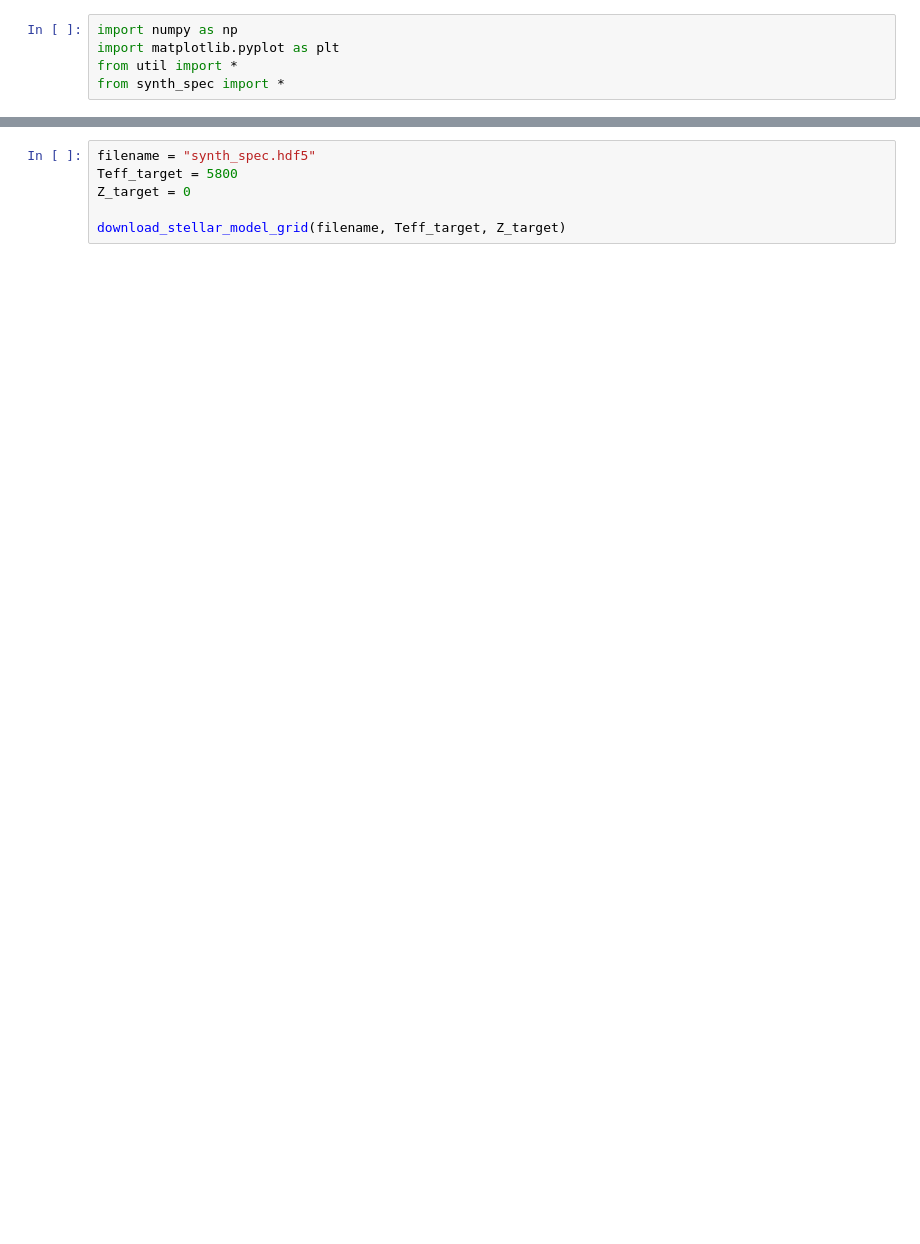
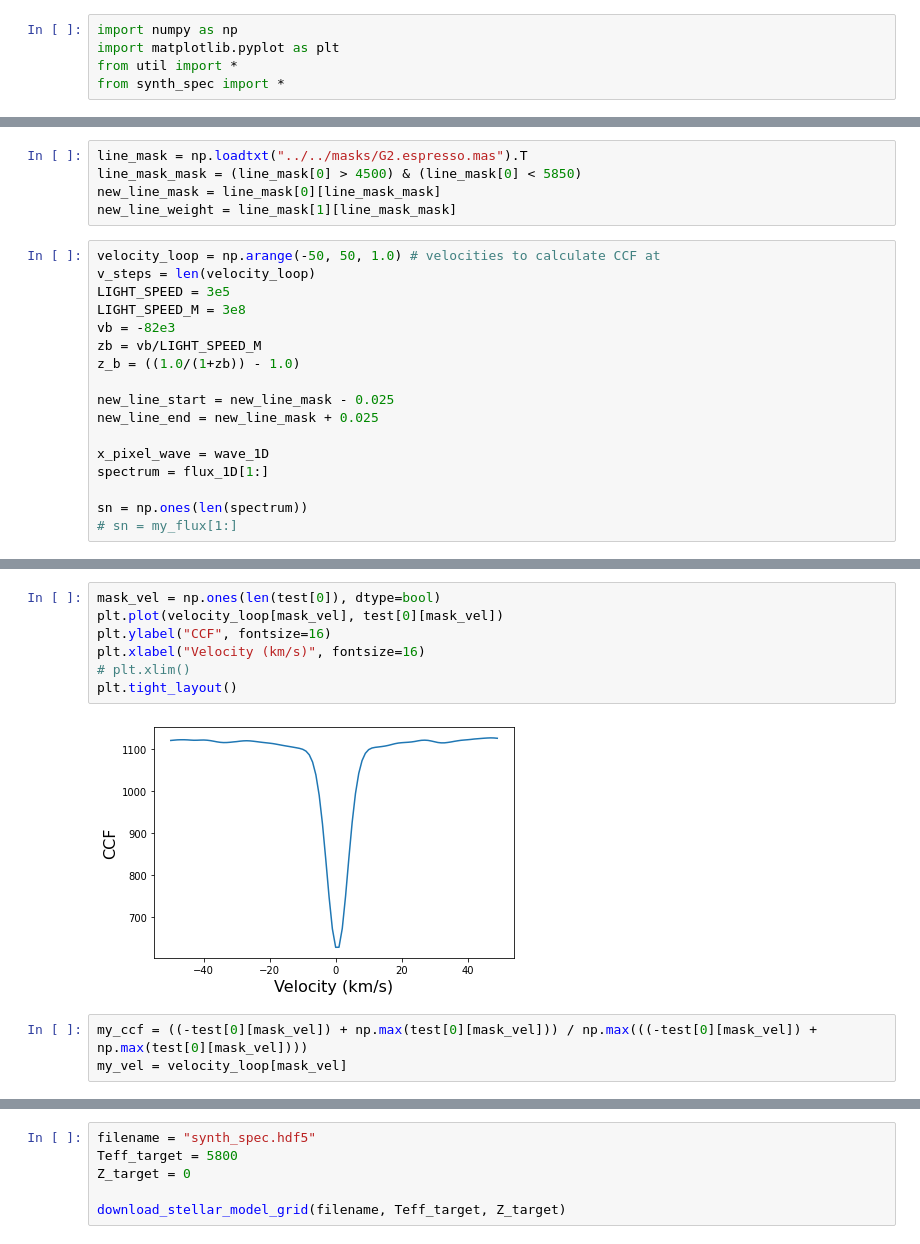
Before and after one commit to stevengiacalone/SB2finder, a Jupyter notebook: src/testing.ipynb, the cells around one changed output, grey strips where cells are left out. Drawn from its saved outputs; the diff is of its cells as text; blank space fills up the shorter version.

```diff
--- a/src/testing.ipynb
+++ b/src/testing.ipynb
@@ -33,0 +16,22 @@ Get synthetic spectrum.
+# %%
+line_mask = np.loadtxt("../../masks/G2.espresso.mas").T
+line_mask_mask = (line_mask[0] > 4500) & (line_mask[0] < 5850)
+new_line_mask = line_mask[0][line_mask_mask]
+new_line_weight = line_mask[1][line_mask_mask]
+# %%
+velocity_loop = np.arange(-50, 50, 1.0) # velocities to calculate CCF at
+v_steps = len(velocity_loop)
+LIGHT_SPEED = 3e5
+LIGHT_SPEED_M = 3e8
+vb = -82e3
+zb = vb/LIGHT_SPEED_M
+z_b = ((1.0/(1+zb)) - 1.0)
+
+new_line_start = new_line_mask - 0.025
+new_line_end = new_line_mask + 0.025
+
+x_pixel_wave = wave_1D
+spectrum = flux_1D[1:]
+
+sn = np.ones(len(spectrum))
+# sn = my_flux[1:]
@@ -33,0 +130,12 @@ Get synthetic spectrum.
+# %%
+mask_vel = np.ones(len(test[0]), dtype=bool)
+plt.plot(velocity_loop[mask_vel], test[0][mask_vel])
+plt.ylabel("CCF", fontsize=16)
+plt.xlabel("Velocity (km/s)", fontsize=16)
+# plt.xlim()
+plt.tight_layout()
+# %% [output]
+[figure, added]
+# %%
+my_ccf = ((-test[0][mask_vel]) + np.max(test[0][mask_vel])) / np.max(((-test[0][mask_vel]) + np.max(test[0][mask_vel])))
+my_vel = velocity_loop[mask_vel]
```
Also changed, not shown: parts of 27 cells of this notebook.
